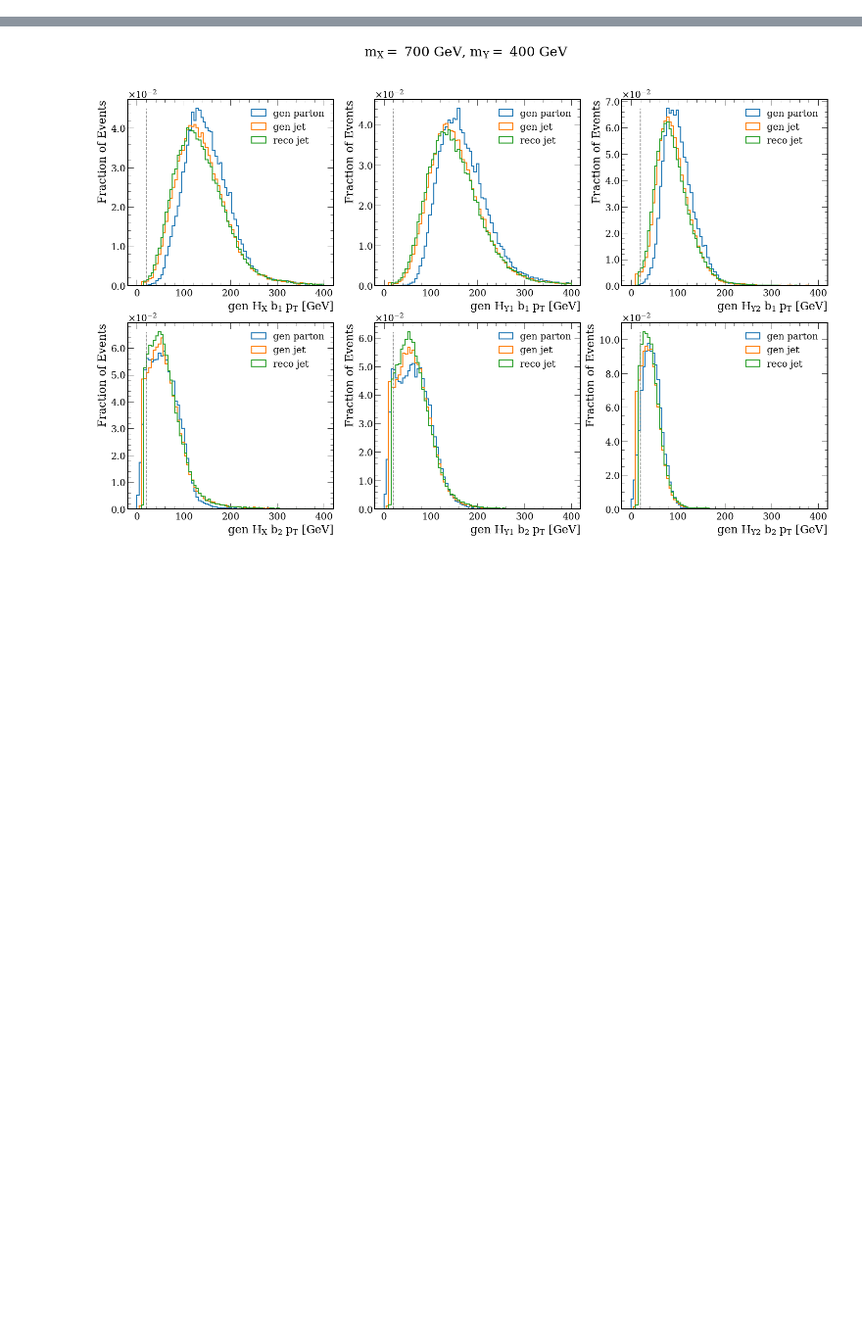
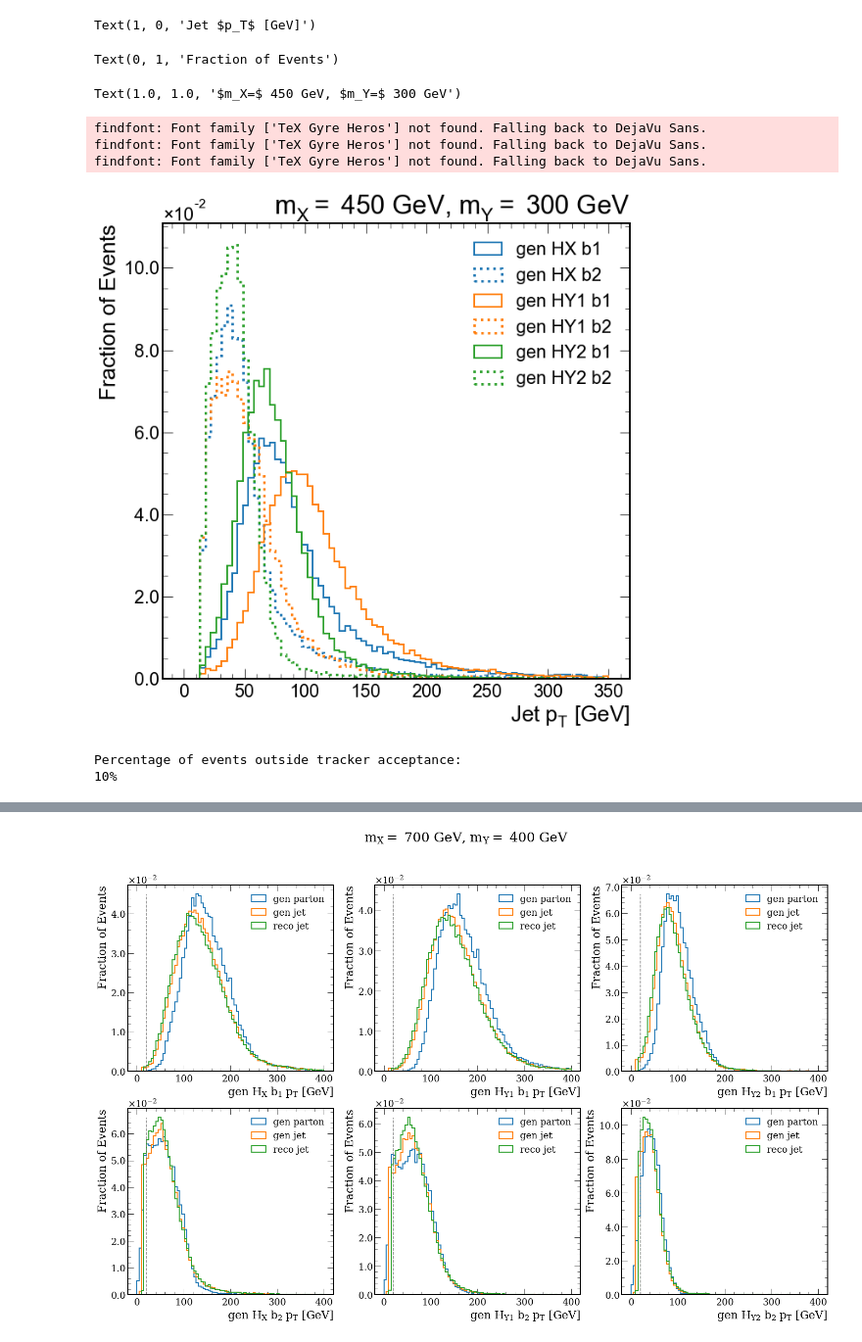
Before and after one commit to srosenzweig09/analysis, a Jupyter notebook: jupyter/1_signal_exploration/feature_exploration.ipynb, the cells around one changed output, grey strips where cells are left out. Shown at 98% size. Cells and saved outputs as stored; diff of their text form; code cells hidden in the pictures; blank space fills up the shorter version.

```diff
--- a/jupyter/1_signal_exploration/feature_exploration.ipynb
+++ b/jupyter/1_signal_exploration/feature_exploration.ipynb
@@ -29,0 +121,28 @@ for particle in particles:
+# %%
+fig, ax = plt.subplots(figsize=(10,10))
+
+for part,col,lsty,lwid in zip(particles, colors, lstyle, lwidth):
+    label = part + '_recojet_pt'
+    n, e = Hist(tree_450_300.get(label), bins=ptBins, density=1, label=part.replace('_',' '), ax=ax, color=col, ls=lsty, linewidth=lwid)
+
+    # ax.plot([20,20],[0, nMax],'--',color='grey')
+    # ax.legend(fontsize=15.5)
+
+ax.yaxis.set_major_formatter(OOMFormatter(-2, "%2.1f"))
+ax.ticklabel_format(axis='y', style='sci', scilimits=(-2,4))
+
+ax.set_xlabel(r"Jet $p_T$ [GeV]")
+ax.set_ylabel('Fraction of Events')
+
+ax.set_title(tree_450_300.sample, loc='right')
+# fig.suptitle(tree_700_400.sample)
+
+fig.savefig('distributions/sixb_pt_450_300.pdf')
+# %% [output]
+Text(1, 0, 'Jet $p_T$ [GeV]')
+Text(0, 1, 'Fraction of Events')
+Text(1.0, 1.0, '$m_X=$ 450 GeV, $m_Y=$ 300 GeV')
+findfont: Font family ['TeX Gyre Heros'] not found. Falling back to DejaVu Sans.
+findfont: Font family ['TeX Gyre Heros'] not found. Falling back to DejaVu Sans.
+findfont: Font family ['TeX Gyre Heros'] not found. Falling back to DejaVu Sans.
+[figure, added]
@@ -30 +177,7 @@ for particle in particles:
+# %%
+print("Percentage of events outside tracker acceptance:")
+print(f"{int(ak.sum((maxEta < -2.4) | (maxEta > 2.4))/len(maxEta)*100)}%")
+# %% [output]
+Percentage of events outside tracker acceptance:
+10%
 # %%
```
Also changed, not shown: parts of 28 cells of this notebook.
